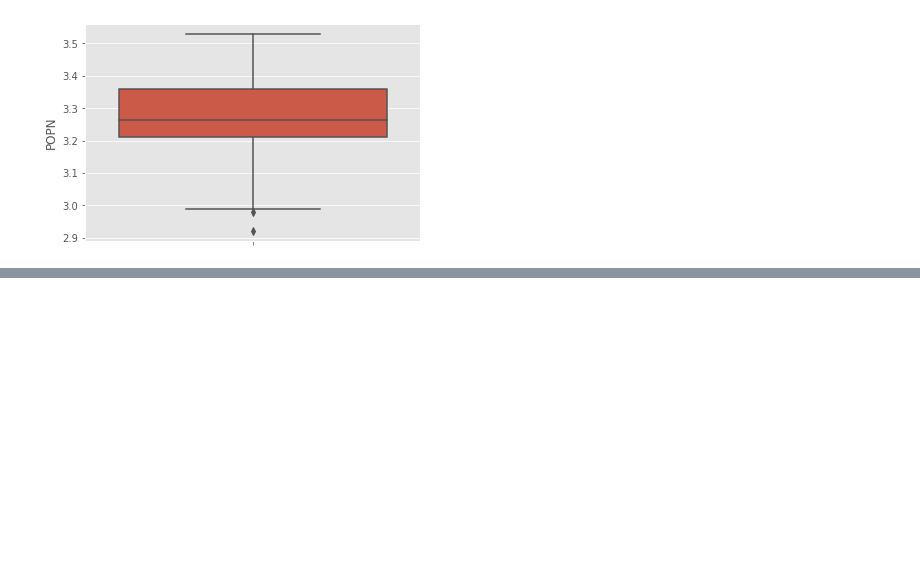
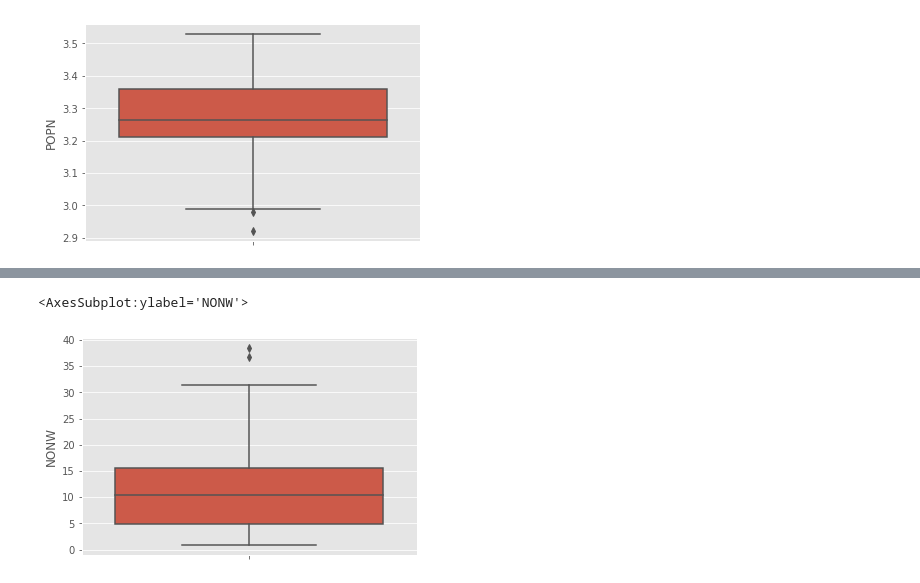
Before and after one commit to joorter/Affirmations, a Jupyter notebook: Parte1_AED_Pollution_v2_boxsplots.ipynb, the cells around one changed output, grey strips where cells are left out. Cells and saved outputs as stored; diff of their text form; code cells hidden in the pictures; blank space fills up the shorter version.

```diff
--- a/Parte1_AED_Pollution_v2_boxsplots.ipynb
+++ b/Parte1_AED_Pollution_v2_boxsplots.ipynb
@@ -298,0 +312,5 @@ sns.boxplot(y='POPN',data=df_pollution)
+# %%
+sns.boxplot(y='NONW',data=df_pollution)
+# %% [output]
+<AxesSubplot:ylabel='NONW'>
+[figure, added]
```
Also changed, not shown: parts of 11 cells of this notebook.
